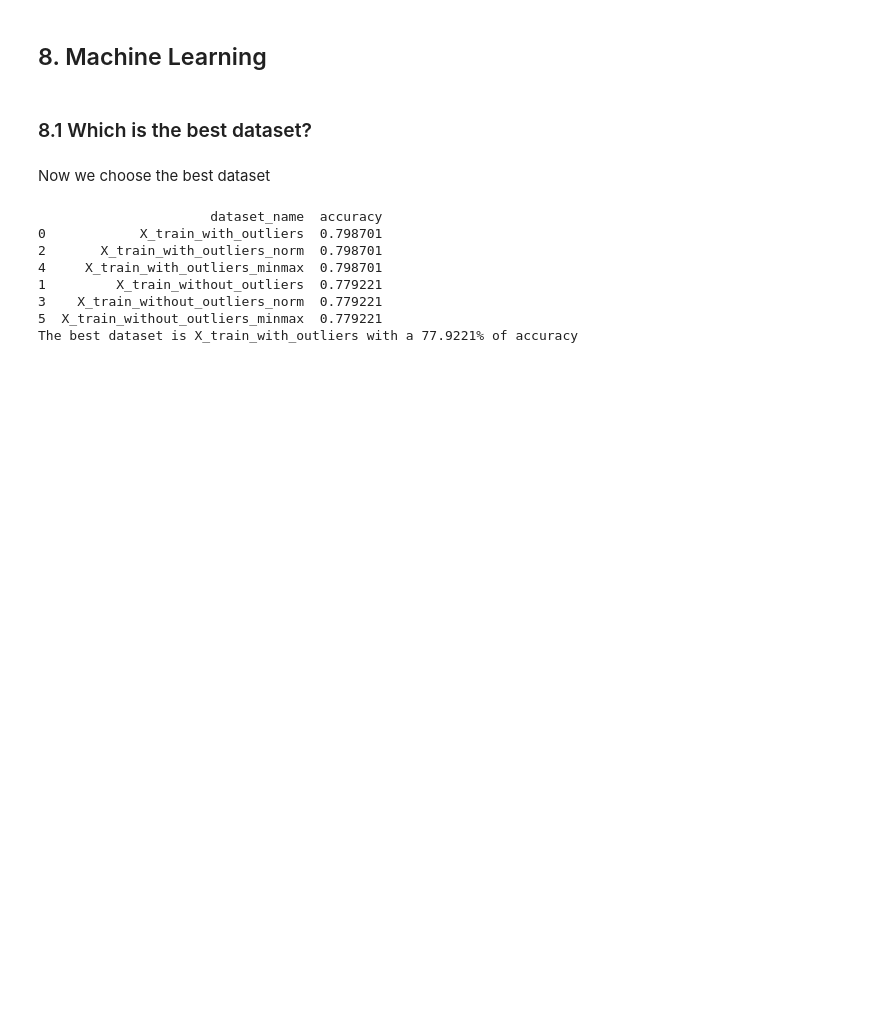
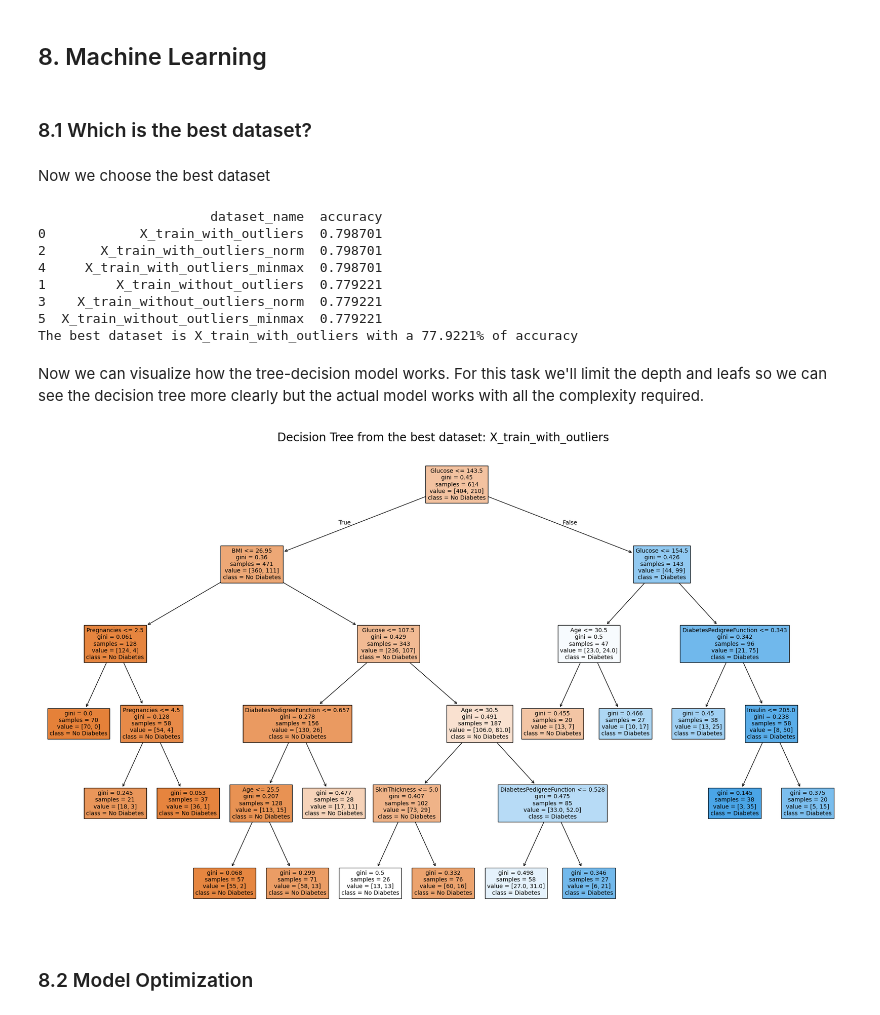
Before and after one commit to 4GeeksAcademy/danielpaez-dev-tree-decision, a Jupyter notebook: src/explore.ipynb, the cells around one changed output. Saved outputs shown, nothing was run; the diff lists cells and outputs as text; code cells hidden in the pictures; blank space fills up the shorter version.

```diff
--- a/src/explore.ipynb
+++ b/src/explore.ipynb
@@ -587,3 +606,23 @@ print(f'The best dataset is {winning_dataset_name} with a {accuracy * 100:.4f}%
 3    X_train_without_outliers_norm  0.779221
 5  X_train_without_outliers_minmax  0.779221
 The best dataset is X_train_with_outliers with a 77.9221% of accuracy
+# %% [markdown]
+Now we can visualize how the tree-decision model works. For this task we'll limit the depth and leafs so we can see the decision tree more clearly but the actual model works with all the complexity required.
+# %%
+best_model = DecisionTreeClassifier(random_state=42, max_depth=5, min_samples_leaf=20)
+best_model.fit(winning_dataset_X_train, y_train)
+
+plt.figure(figsize=(25, 15))
+plot_tree(
+    best_model,
+    feature_names=winning_dataset_X_train.columns.tolist(),
+    class_names=['No Diabetes', 'Diabetes'],
+    filled=True,
+    fontsize=10
+)
+plt.title(f'Decision Tree from the best dataset: {winning_dataset_name}', fontsize=20)
+plt.show()
+# %% [output]
+[figure, added]
+# %% [markdown]
+### 8.2 Model Optimization <a id='c8-2'></a>
```
Also changed, not shown: parts of 7 cells of this notebook, 15 other files.
